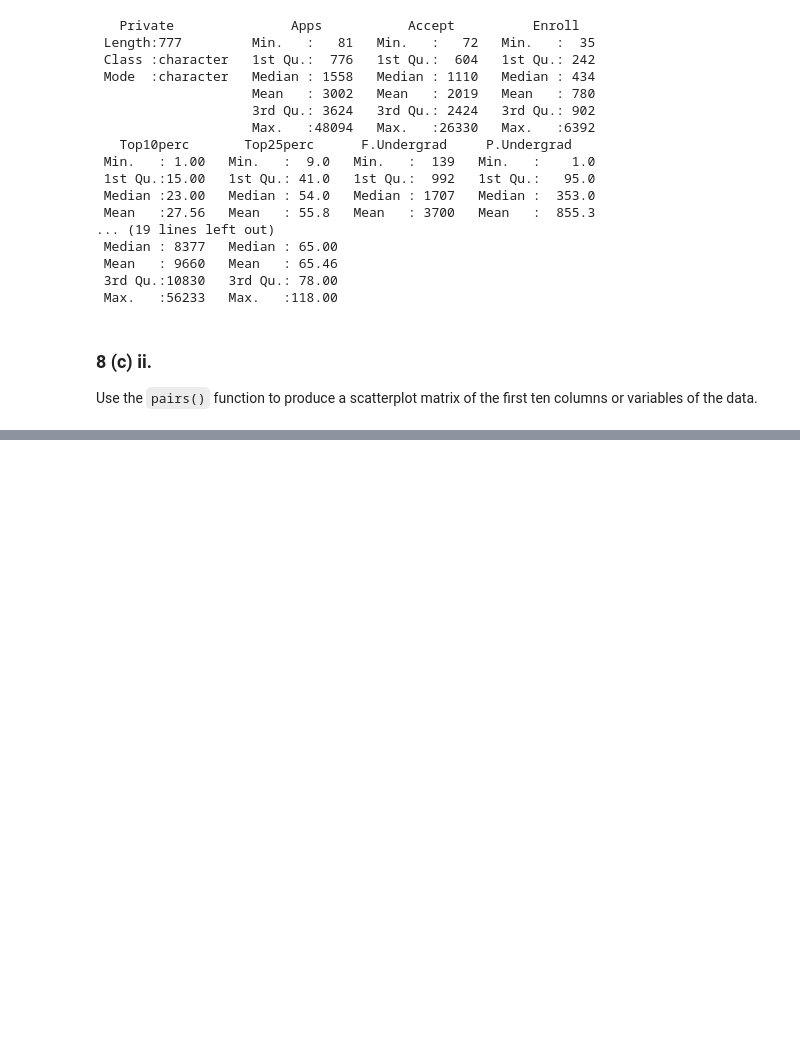
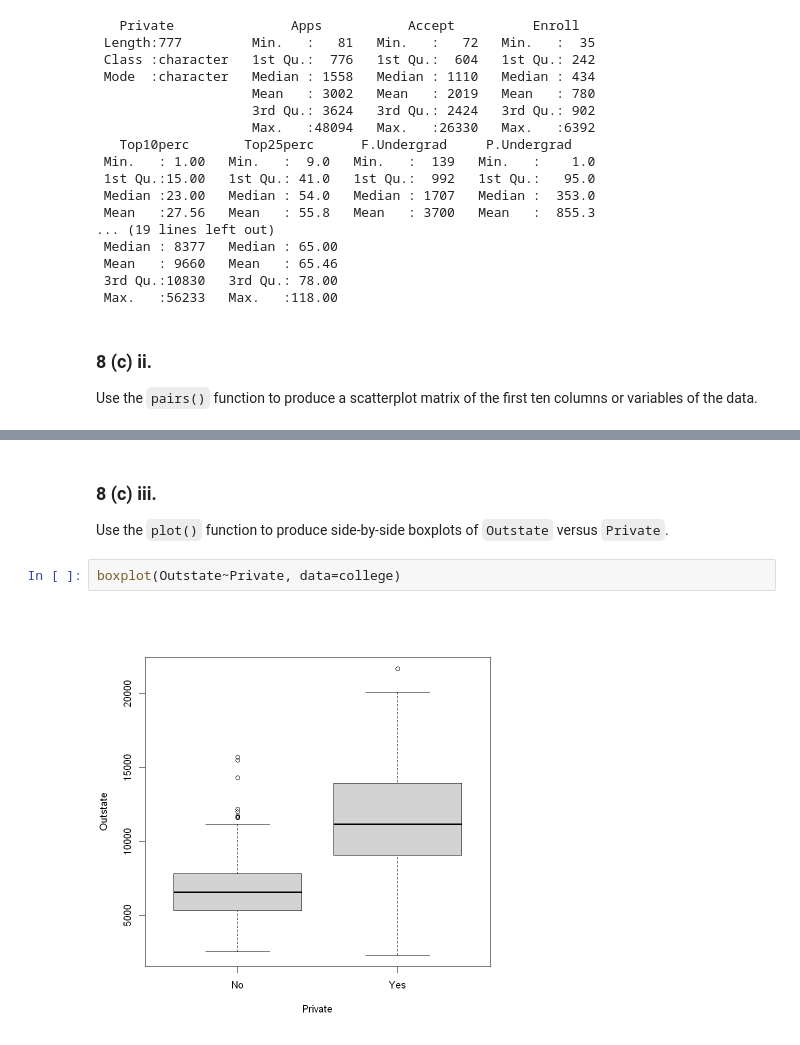
Before and after one commit to jlmolloy/rit-book-club, a Jupyter notebook: ISL/chapter02/Applied Exercises.ipynb, the cells around one changed output, grey strips where cells are left out. Cells and saved outputs as stored; diff of their text form; blank space fills up the shorter version.

```diff
--- a/ISL/chapter02/Applied Exercises.ipynb
+++ b/ISL/chapter02/Applied Exercises.ipynb
@@ -94,0 +94,7 @@ ERROR: Error in pairs.default(college[, 1:10]): non-numeric argument to 'pairs'
+# %% [markdown]
+### 8 (c) iii.
+Use the `plot()` function to produce side-by-side boxplots of `Outstate` versus `Private`.
+# %%
+boxplot(Outstate~Private, data=college)
+# %% [output]
+[figure, added]
```
Also changed, not shown: parts of 65 cells of this notebook.
